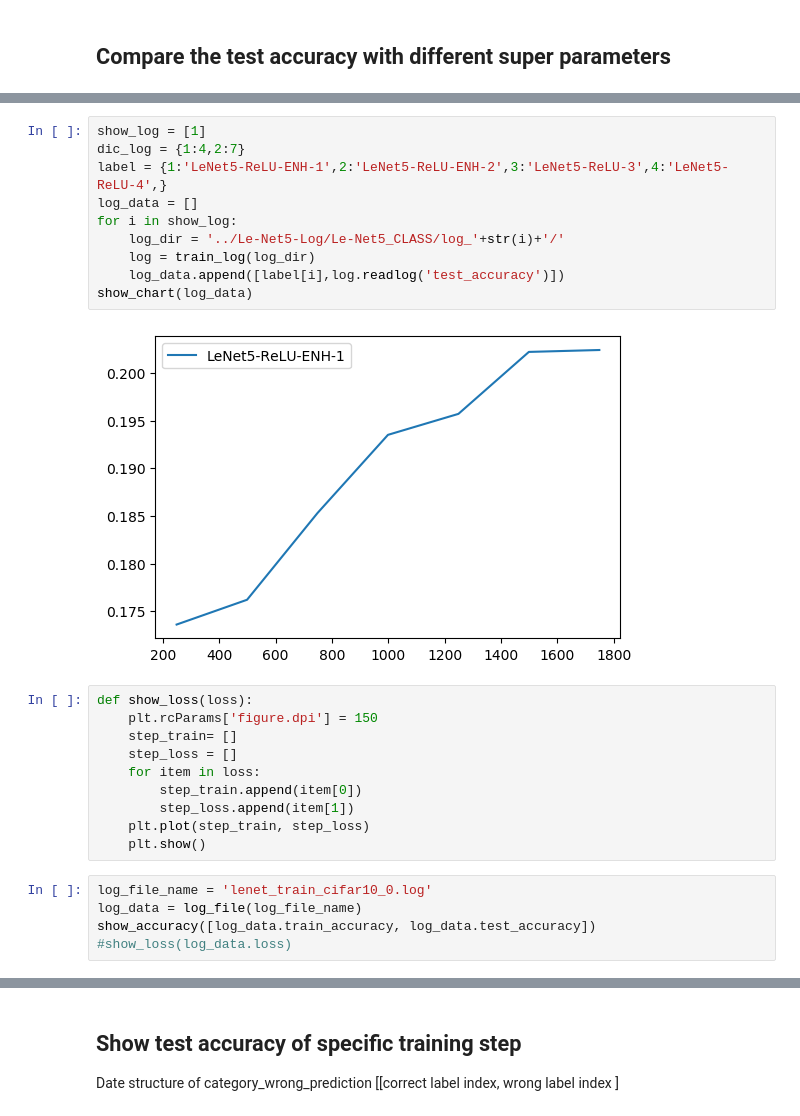
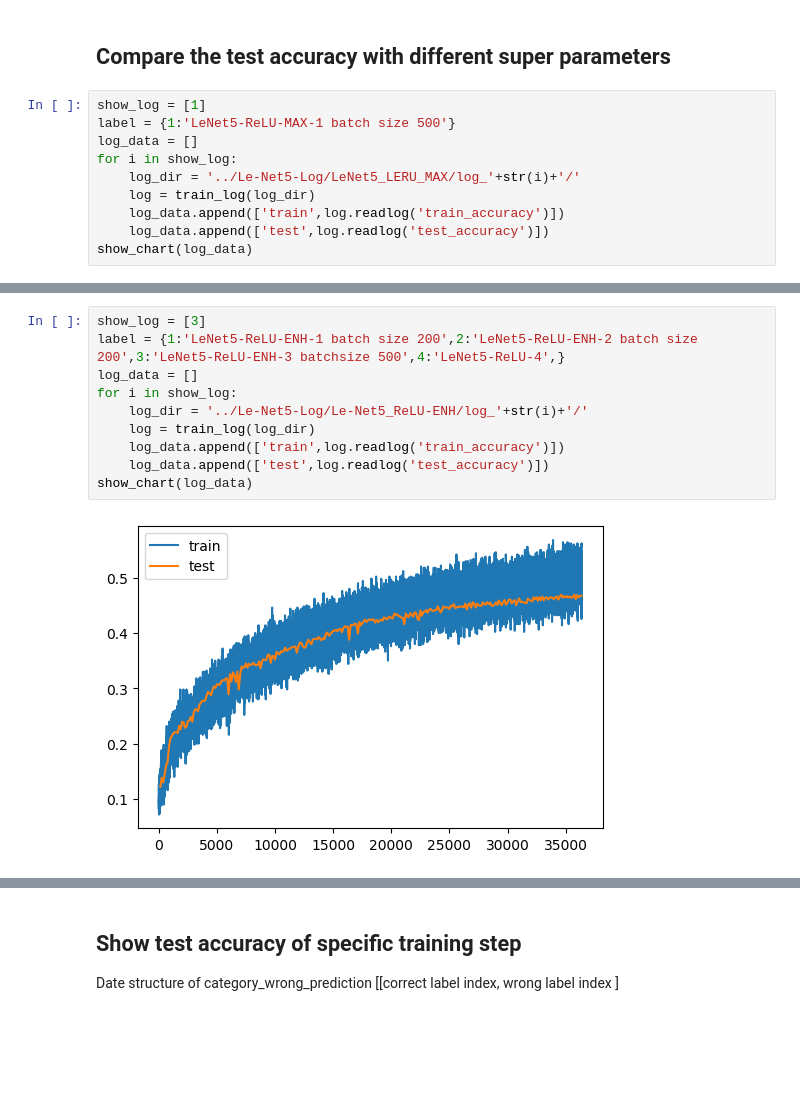
Before and after one commit to deechean/Le-Net5, a Jupyter notebook: train_analysis.ipynb, the cells around one changed output, grey strips where cells are left out. Saved outputs shown, nothing was run; the diff lists cells and outputs as text; blank space fills up the shorter version.

```diff
--- a/train_analysis.ipynb
+++ b/train_analysis.ipynb
@@ -43,3 +42,13 @@ def show_chart(accuracy):
     plt.show()
 # %% [markdown]
 ## Compare the test accuracy with different super parameters
+# %%
+show_log = [1]
+label = {1:'LeNet5-ReLU-MAX-1 batch size 500'}
+log_data = []
+for i in show_log:
+    log_dir = '../Le-Net5-Log/LeNet5_LERU_MAX/log_'+str(i)+'/'
+    log = train_log(log_dir)
+    log_data.append(['train',log.readlog('train_accuracy')])
+    log_data.append(['test',log.readlog('test_accuracy')])
+show_chart(log_data)
@@ -46,27 +57,12 @@ def show_chart(accuracy):
 # %%
-show_log = [1]
-dic_log = {1:4,2:7}
-label = {1:'LeNet5-ReLU-ENH-1',2:'LeNet5-ReLU-ENH-2',3:'LeNet5-ReLU-3',4:'LeNet5-ReLU-4',}
+show_log = [3]
+label = {1:'LeNet5-ReLU-ENH-1 batch size 200',2:'LeNet5-ReLU-ENH-2 batch size 200',3:'LeNet5-ReLU-ENH-3 batchsize 500',4:'LeNet5-ReLU-4',}
 log_data = []
 for i in show_log:
-    log_dir = '../Le-Net5-Log/Le-Net5_CLASS/log_'+str(i)+'/'
+    log_dir = '../Le-Net5-Log/Le-Net5_ReLU-ENH/log_'+str(i)+'/'
     log = train_log(log_dir)
-    log_data.append([label[i],log.readlog('test_accuracy')])
+    log_data.append(['train',log.readlog('train_accuracy')])
+    log_data.append(['test',log.readlog('test_accuracy')])
 show_chart(log_data)
 # %% [output]
-[figure, old version]
+[figure, new version]
-# %%
-def show_loss(loss):
-    plt.rcParams['figure.dpi'] = 150
-    step_train= []
-    step_loss = []
-    for item in loss:
-        step_train.append(item[0])
-        step_loss.append(item[1])
-    plt.plot(step_train, step_loss)
-    plt.show()
-# %%
-log_file_name = 'lenet_train_cifar10_0.log'
-log_data = log_file(log_file_name)
-show_accuracy([log_data.train_accuracy, log_data.test_accuracy])
-#show_loss(log_data.loss)
```
Also changed, not shown: parts of 5 cells of this notebook, 5 other files.
